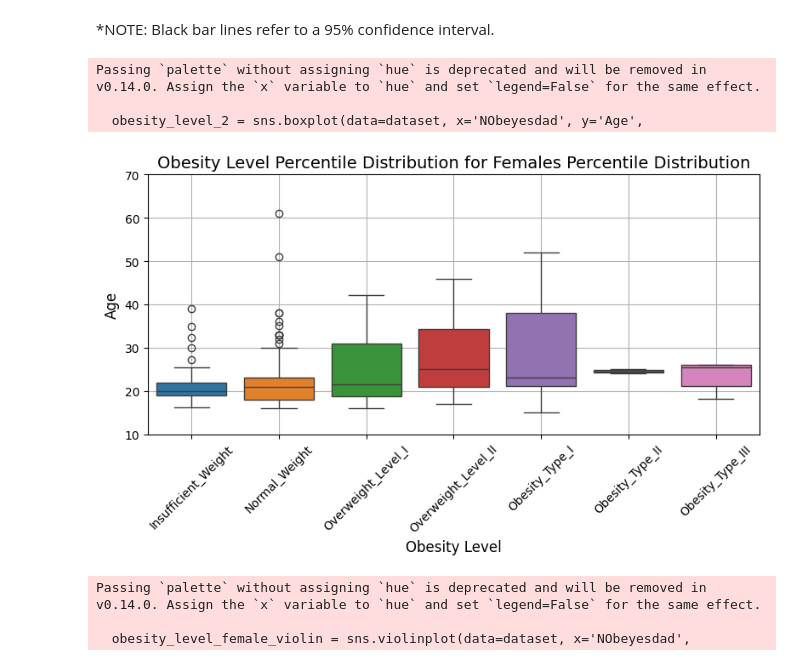
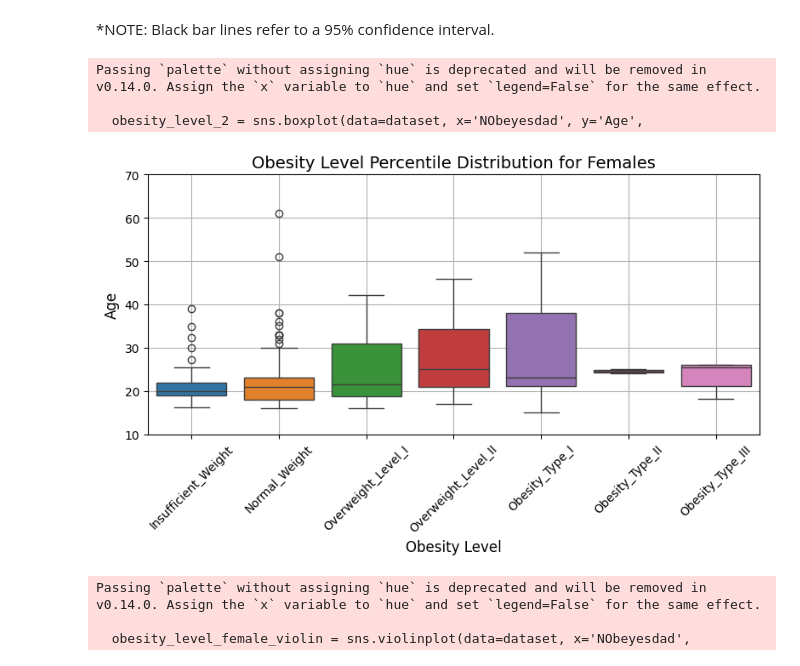
Before and after one commit to MarkLee7925/Obesity-Level-Estimation, a Jupyter notebook: Female/EstObesity_Female.ipynb, the cells around one changed output. Saved outputs shown, nothing was run; the diff lists cells and outputs as text; code cells hidden in the pictures.

```diff
--- a/Female/EstObesity_Female.ipynb
+++ b/Female/EstObesity_Female.ipynb
@@ -525,30 +590,30 @@ Passing `palette` without assigning `hue` is deprecated and will be removed in v
 # %%
 # Define figure
 obesity_level_2 = plt.figure(figsize=(8,5))
 
 # Obesity Level - average age for females - percentile distribution
 obesity_level_2 = sns.boxplot(data=dataset, x='NObeyesdad', y='Age',
                                      palette='tab10', order=obesity_order)
 # Adjust X and Y-Axes
 plt.xticks(rotation=45)
 plt.yticks(np.arange(10, 80, 10))
 # Plot title and axes labels
-plt.title('Obesity Level Percentile Distribution for Females Percentile Distribution', fontsize=14)
+plt.title('Obesity Level Percentile Distribution for Females', fontsize=14)
 plt.xlabel('Obesity Level', fontsize=12)
 plt.ylabel('Age', fontsize=12)
 # Plot grid
 plt.grid(True)
 
 # Tight layout
 plt.tight_layout()
 
 # Show figure
 plt.show()
 # %% [output]
 Passing `palette` without assigning `hue` is deprecated and will be removed in v0.14.0. Assign the `x` variable to `hue` and set `legend=False` for the same effect.
 
   obesity_level_2 = sns.boxplot(data=dataset, x='NObeyesdad', y='Age',
-[figure, old version]
+[figure, new version]
 # %%
 # Define figure
 obesity_level_female_violin = plt.figure(figsize=(9,5))
```
Also changed, not shown: parts of 14 cells of this notebook.
